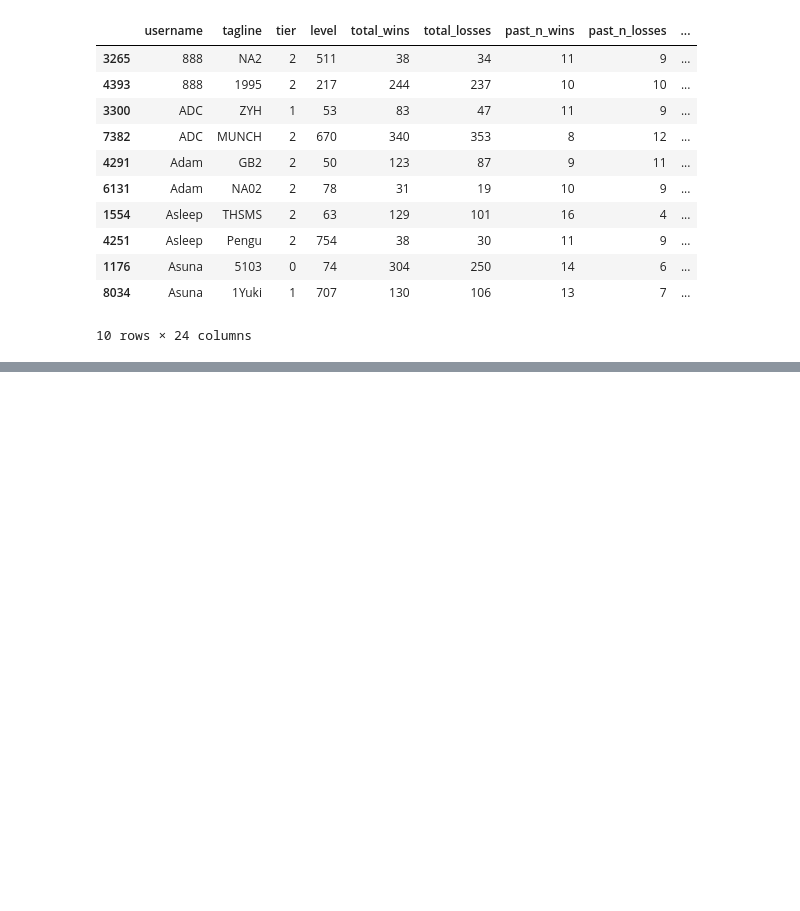
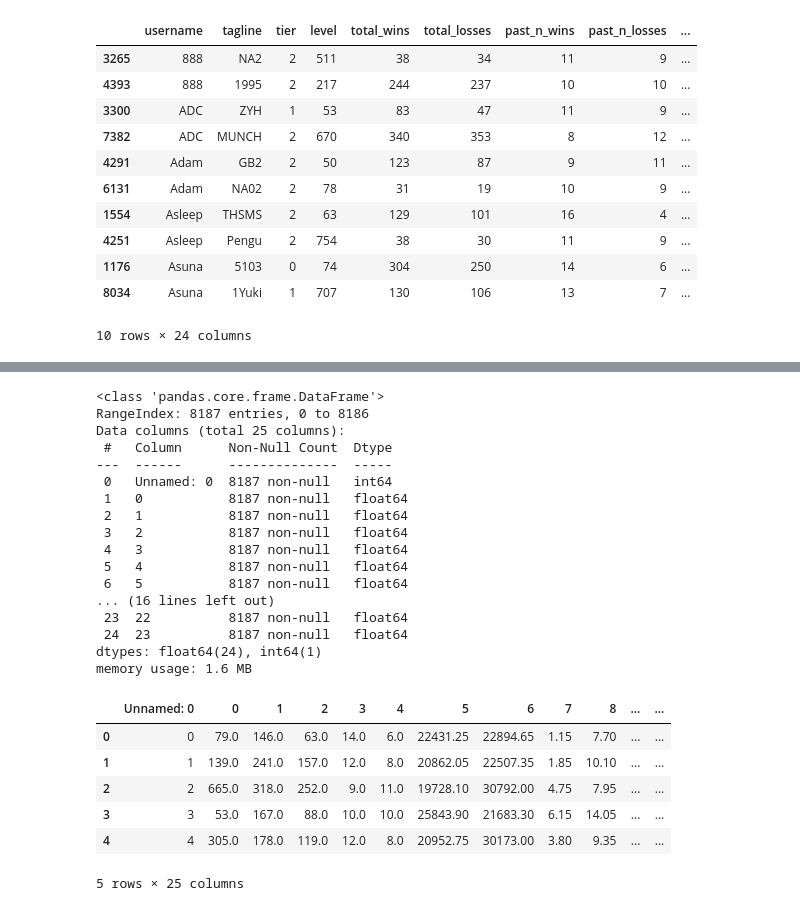
Before and after one commit to Jose-Velasco/cs176-tiered-player-network-analysis-in-LoL, a Jupyter notebook: dataDiscovery.ipynb, the cells around one changed output, grey strips where cells are left out. Drawn from its saved outputs; the diff is of its cells as text; code cells hidden in the pictures; blank space fills up the shorter version.

```diff
--- a/dataDiscovery.ipynb
+++ b/dataDiscovery.ipynb
@@ -31,0 +139,31 @@ duplicate_rows.head(10)
+# %%
+TEST_FILENAME2 = "concat_features_df.csv"
+
+test2_df = pd.read_csv(TEST_FILENAME2)
+test2_df.info()
+test2_df.head()
+# %% [output]
+<class 'pandas.core.frame.DataFrame'>
+RangeIndex: 8187 entries, 0 to 8186
+Data columns (total 25 columns):
+ #   Column      Non-Null Count  Dtype
+---  ------      --------------  -----
+ 0   Unnamed: 0  8187 non-null   int64
+ 1   0           8187 non-null   float64
+ 2   1           8187 non-null   float64
+ 3   2           8187 non-null   float64
+ 4   3           8187 non-null   float64
+ 5   4           8187 non-null   float64
+ 6   5           8187 non-null   float64
+... (16 lines left out)
+ 23  22          8187 non-null   float64
+ 24  23          8187 non-null   float64
+dtypes: float64(24), int64(1)
+memory usage: 1.6 MB
+|  | Unnamed: 0 | 0 | 1 | 2 | 3 | 4 | 5 | 6 | 7 | 8 | ... | ... |
+| 0 | 0 | 79.0 | 146.0 | 63.0 | 14.0 | 6.0 | 22431.25 | 22894.65 | 1.15 | 7.70 | ... | ... |
+| 1 | 1 | 139.0 | 241.0 | 157.0 | 12.0 | 8.0 | 20862.05 | 22507.35 | 1.85 | 10.10 | ... | ... |
+| 2 | 2 | 665.0 | 318.0 | 252.0 | 9.0 | 11.0 | 19728.10 | 30792.00 | 4.75 | 7.95 | ... | ... |
+| 3 | 3 | 53.0 | 167.0 | 88.0 | 10.0 | 10.0 | 25843.90 | 21683.30 | 6.15 | 14.05 | ... | ... |
+| 4 | 4 | 305.0 | 178.0 | 119.0 | 12.0 | 8.0 | 20952.75 | 30173.00 | 3.80 | 9.35 | ... | ... |
+5 rows × 25 columns
```
Also changed, not shown: parts of 9 cells of this notebook, 8 other files.
